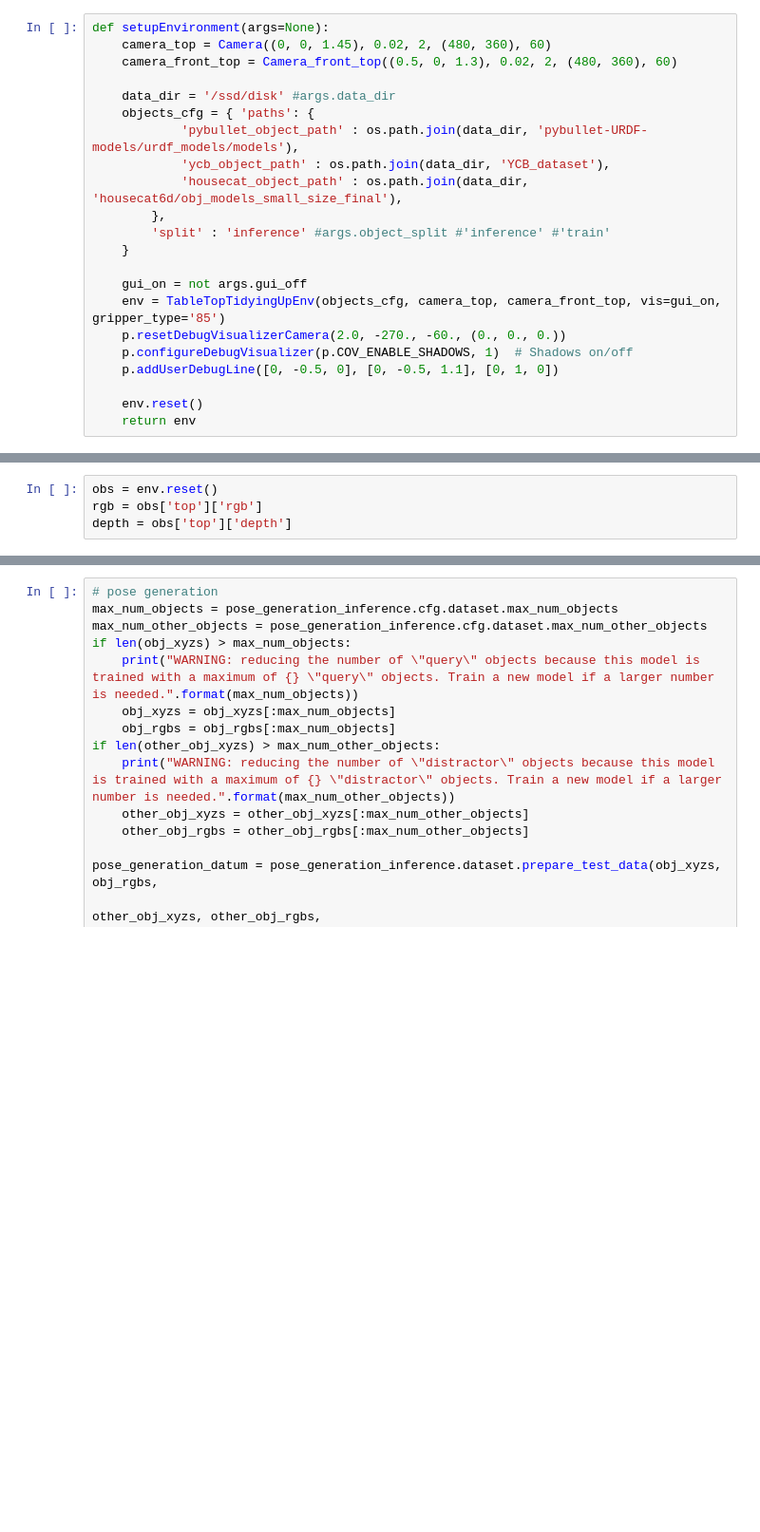
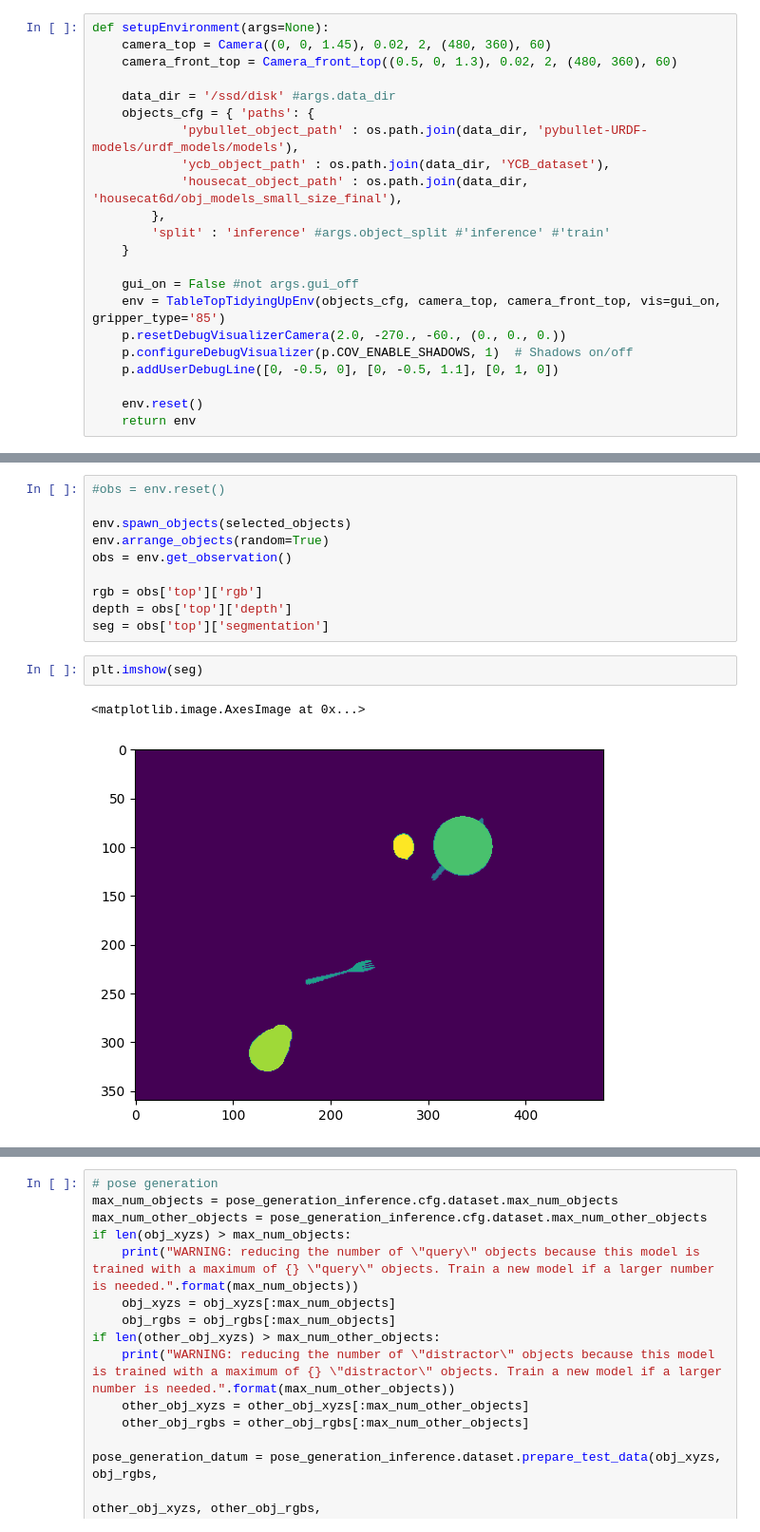
Before and after one commit to hogunkee/TSMCTS, a Jupyter notebook: structformer/Untitled.ipynb, the cells around one changed output, grey strips where cells are left out. Shown: that part at 95% size. Drawn from its saved outputs; the diff is of its cells as text; blank space fills up the shorter version.

```diff
--- a/structformer/Untitled.ipynb
+++ b/structformer/Untitled.ipynb
@@ -38,7 +45,7 @@ def setupEnvironment(args=None):
         'split' : 'inference' #args.object_split #'inference' #'train'
     }
 
-    gui_on = not args.gui_off
+    gui_on = False #not args.gui_off
     env = TableTopTidyingUpEnv(objects_cfg, camera_top, camera_front_top, vis=gui_on, gripper_type='85')
     p.resetDebugVisualizerCamera(2.0, -270., -60., (0., 0., 0.))
     p.configureDebugVisualizer(p.COV_ENABLE_SHADOWS, 1)  # Shadows on/off
@@ -73,4 +99,15 @@ env.arrange_objects(random=True)
 # %%
-obs = env.reset()
+#obs = env.reset()
+
+env.spawn_objects(selected_objects)
+env.arrange_objects(random=True)
+obs = env.get_observation()
+
 rgb = obs['top']['rgb']
 depth = obs['top']['depth']
+seg = obs['top']['segmentation']
+# %%
+plt.imshow(seg)
+# %% [output]
+<matplotlib.image.AxesImage at 0x...>
+[figure, added]
```
Also changed, not shown: parts of 44 cells of this notebook, 3 other files.
